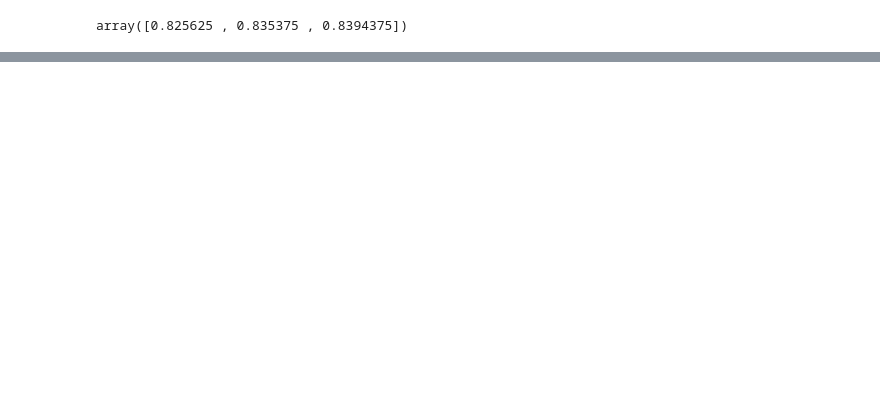
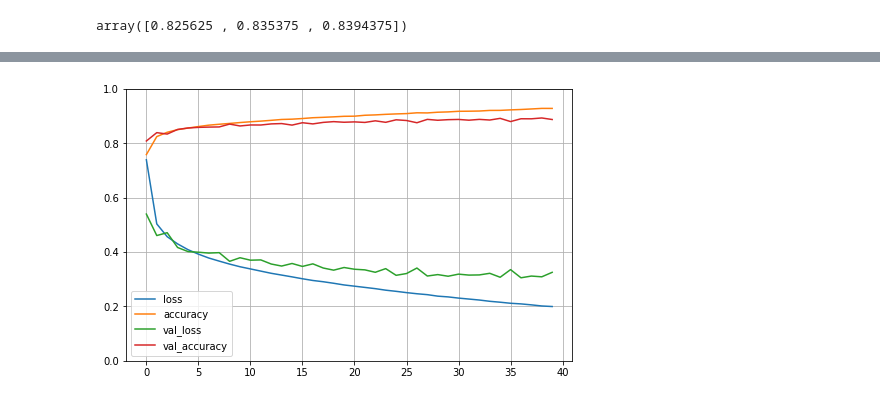
Before and after one commit to SarthakPradhan/Kaggle, a Jupyter notebook: FashionMNIST.ipynb, the cells around one changed output, grey strips where cells are left out. Drawn from its saved outputs; the diff is of its cells as text; code cells hidden in the pictures; blank space fills up the shorter version.

```diff
--- a/FashionMNIST.ipynb
+++ b/FashionMNIST.ipynb
@@ -188,0 +121,6 @@ evaluate_accuracy(net, test_set)
+# %%
+######## ANN   ###############
+X_train=X_train.to_numpy()
+X_test=X_test.to_numpy()
+Y_train=Y_train.to_numpy()
+Y_test=Y_test.to_numpy()
@@ -188,0 +131,8 @@ evaluate_accuracy(net, test_set)
+# %%
+from tensorflow import keras
+net = keras.models.Sequential([
+keras.layers.Flatten(input_shape=[784,]),
+keras.layers.Dense(300, activation="relu"),
+keras.layers.Dense(100, activation="relu"),
+keras.layers.Dense(10, activation="softmax")
+])
@@ -188,0 +156,4 @@ evaluate_accuracy(net, test_set)
+# %%
+net.compile(loss="sparse_categorical_crossentropy",
+optimizer="sgd",
+metrics=["accuracy"])
@@ -188,0 +164,2 @@ evaluate_accuracy(net, test_set)
+# %%
+history = net.fit(X_train, Y_train, epochs=40,validation_data=(X_test, Y_test))
@@ -188,0 +184,7 @@ evaluate_accuracy(net, test_set)
+# %%
+pd.DataFrame(history.history).plot(figsize=(8, 5))
+plt.grid(True)
+plt.gca().set_ylim(0, 1) # set the vertical range to [0-1]
+plt.show()
+# %% [output]
+[figure, added]
```
Also changed, not shown: parts of 28 cells of this notebook.
